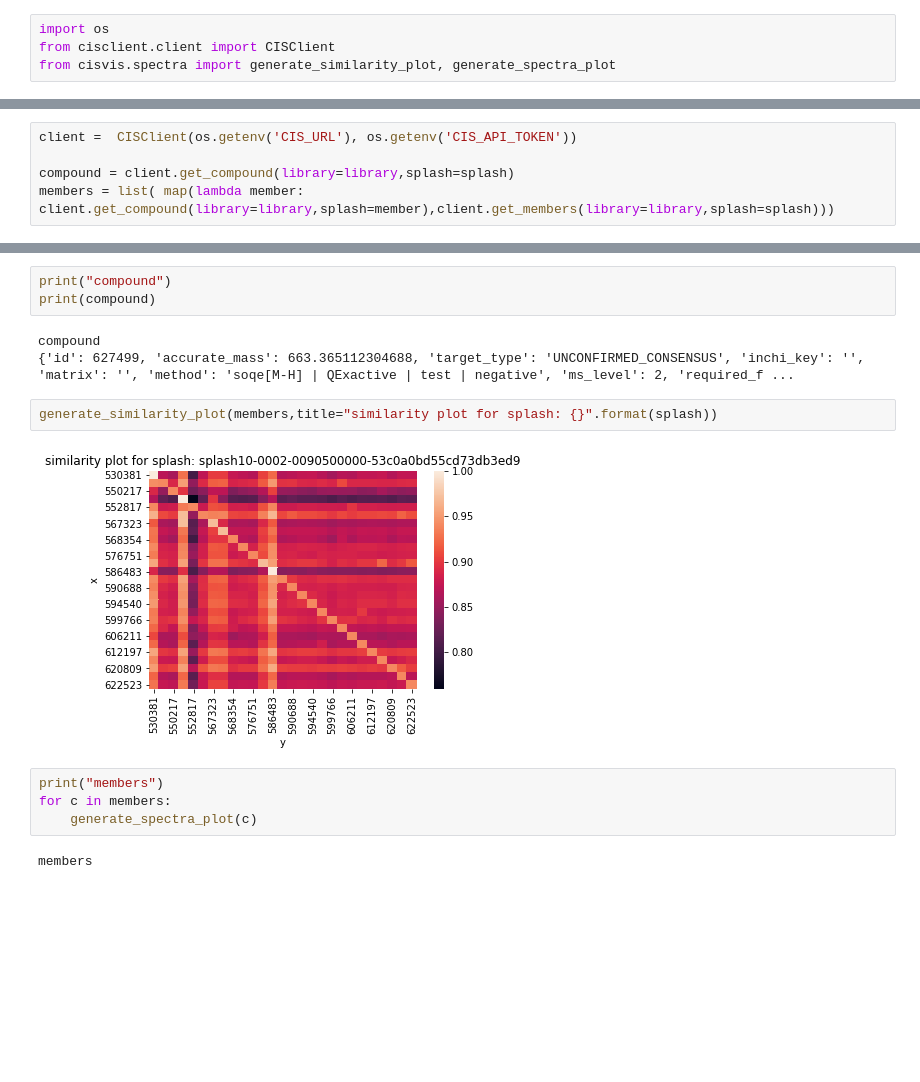
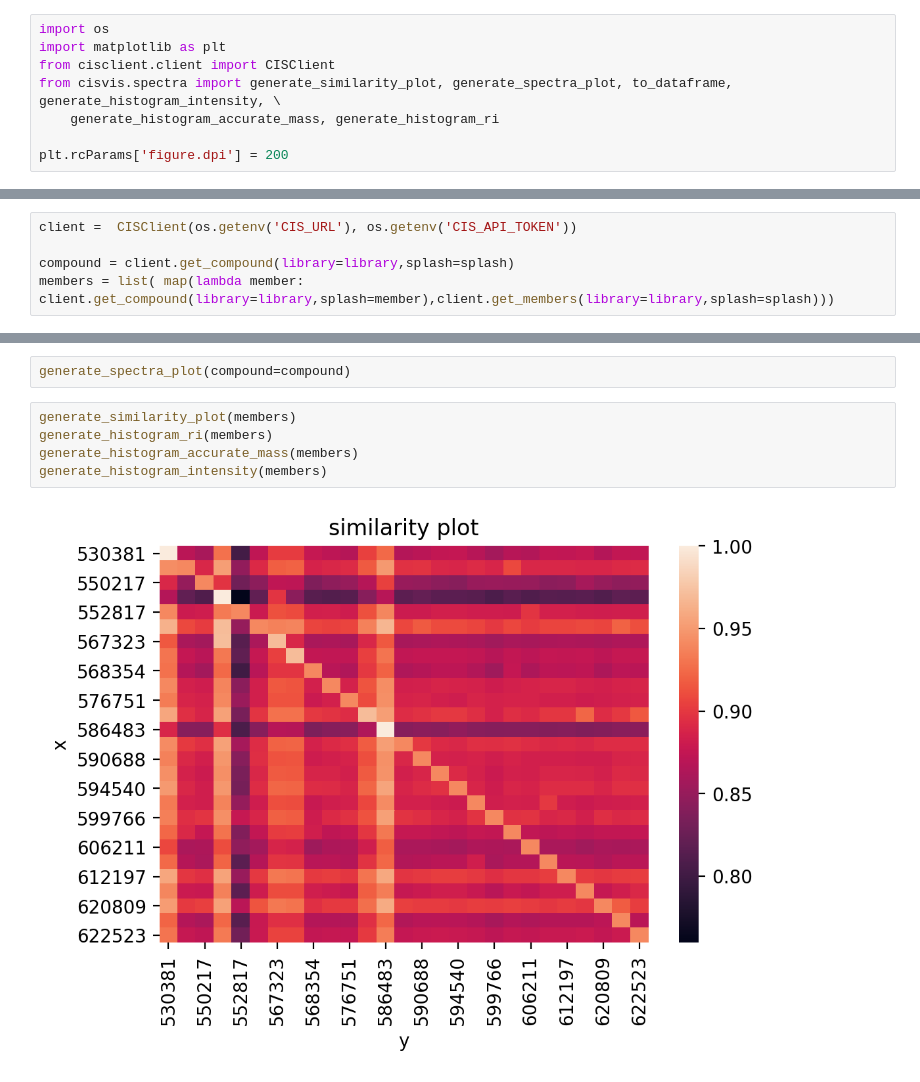
Before and after one commit to metabolomics-us/carpy, a Jupyter notebook: cis-vis/cisvis/visualizeCompound.ipynb, the cells around one changed output, grey strips where cells are left out. Saved outputs shown, nothing was run; the diff lists cells and outputs as text; blank space fills up the shorter version.

Commit message:
added more formating and visualization of histograms

```diff
--- a/cis-vis/cisvis/visualizeCompound.ipynb
+++ b/cis-vis/cisvis/visualizeCompound.ipynb
@@ -1,7 +1,11 @@
 # %%
 import os
+import matplotlib as plt
 from cisclient.client import CISClient
-from cisvis.spectra import generate_similarity_plot, generate_spectra_plot
+from cisvis.spectra import generate_similarity_plot, generate_spectra_plot, to_dataframe, generate_histogram_intensity, \
+    generate_histogram_accurate_mass, generate_histogram_ri
+
+plt.rcParams['figure.dpi'] = 200
 # %%
 # these will later be parameterized
 os.environ['CIS_URL'] = 'https://dev-api.metabolomics.us/cis'
@@ -16,16 +25,9 @@ members = list( map(lambda member: client.get_compound(library=library,splash=me
 # %%
-print("compound")
-print(compound)
+generate_spectra_plot(compound=compound)
-# %% [output]
-compound
-{'id': 627499, 'accurate_mass': 663.365112304688, 'target_type': 'UNCONFIRMED_CONSENSUS', 'inchi_key': '', 'matrix': '', 'method': 'soqe[M-H] | QExactive | test | negative', 'ms_level': 2, 'required_f ...
-# %%
-generate_similarity_plot(members,title="similarity plot for splash: {}".format(splash))
-# %% [output]
-[figure, removed]
-# %%
-print("members")
-for c in members:
-    generate_spectra_plot(c)
-# %% [output]
-members
+# %%
+generate_similarity_plot(members)
+generate_histogram_ri(members)
+generate_histogram_accurate_mass(members)
+generate_histogram_intensity(members)
+# %% [output]
+[figure, added]
```
Also changed, not shown: parts of 3 cells of this notebook, 5 other files.
